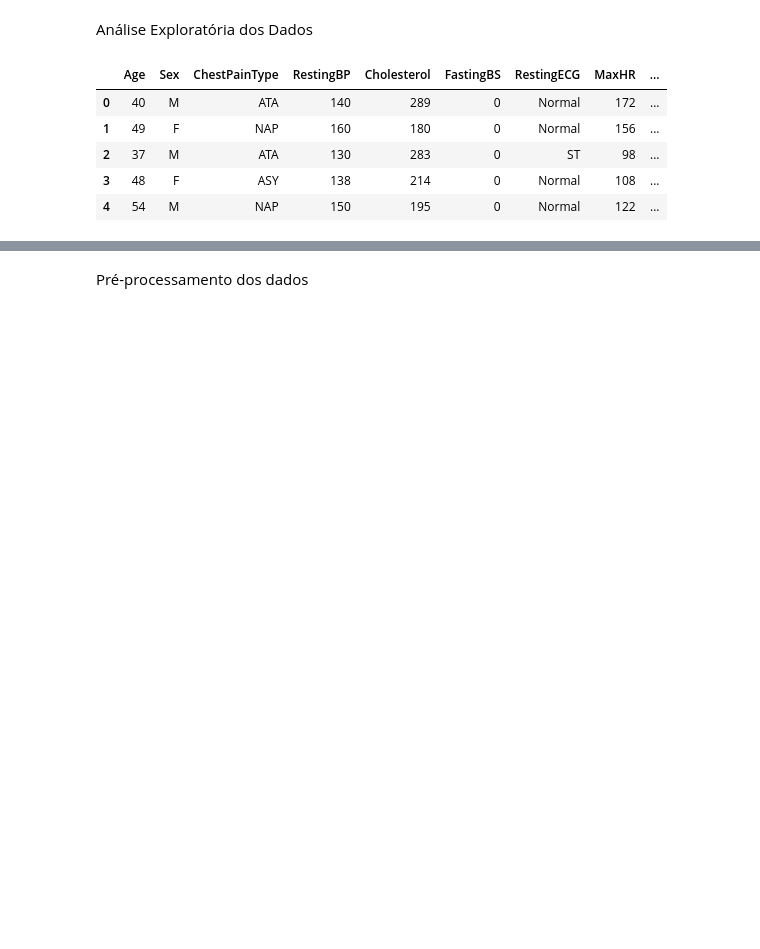
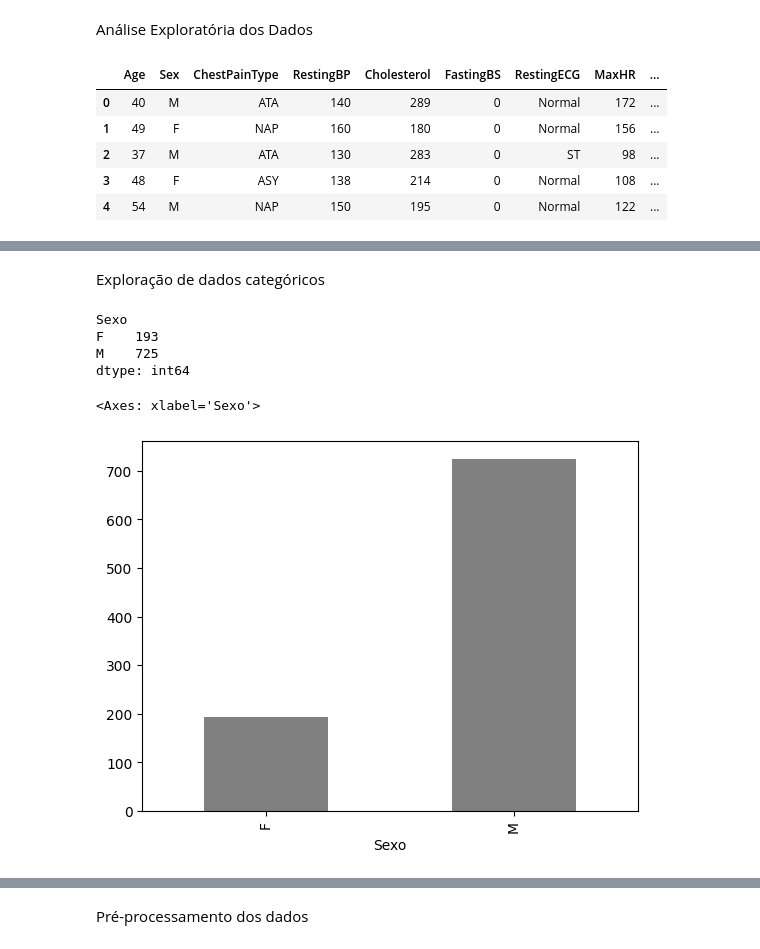
Before and after one commit to edsonaraujobr/machine-learning, a Jupyter notebook: EDA_Preprocessamento_HeartFailure].ipynb, the cells around one changed output, grey strips where cells are left out. Drawn from its saved outputs; the diff is of its cells as text; code cells hidden in the pictures; blank space fills up the shorter version.

```diff
--- a/EDA_Preprocessamento_HeartFailure].ipynb
+++ b/EDA_Preprocessamento_HeartFailure].ipynb
@@ -52,0 +99,14 @@ df.info()
+# %% [markdown]
+Exploração de dados categóricos
+# %%
+#Sexo
+groupSex = df.groupby(['Sexo']).size()
+print(groupSex)
+groupSex.plot.bar(color= 'gray')
+# %% [output]
+Sexo
+F    193
+M    725
+dtype: int64
+<Axes: xlabel='Sexo'>
+[figure, added]
```
Also changed, not shown: parts of 23 cells of this notebook.
